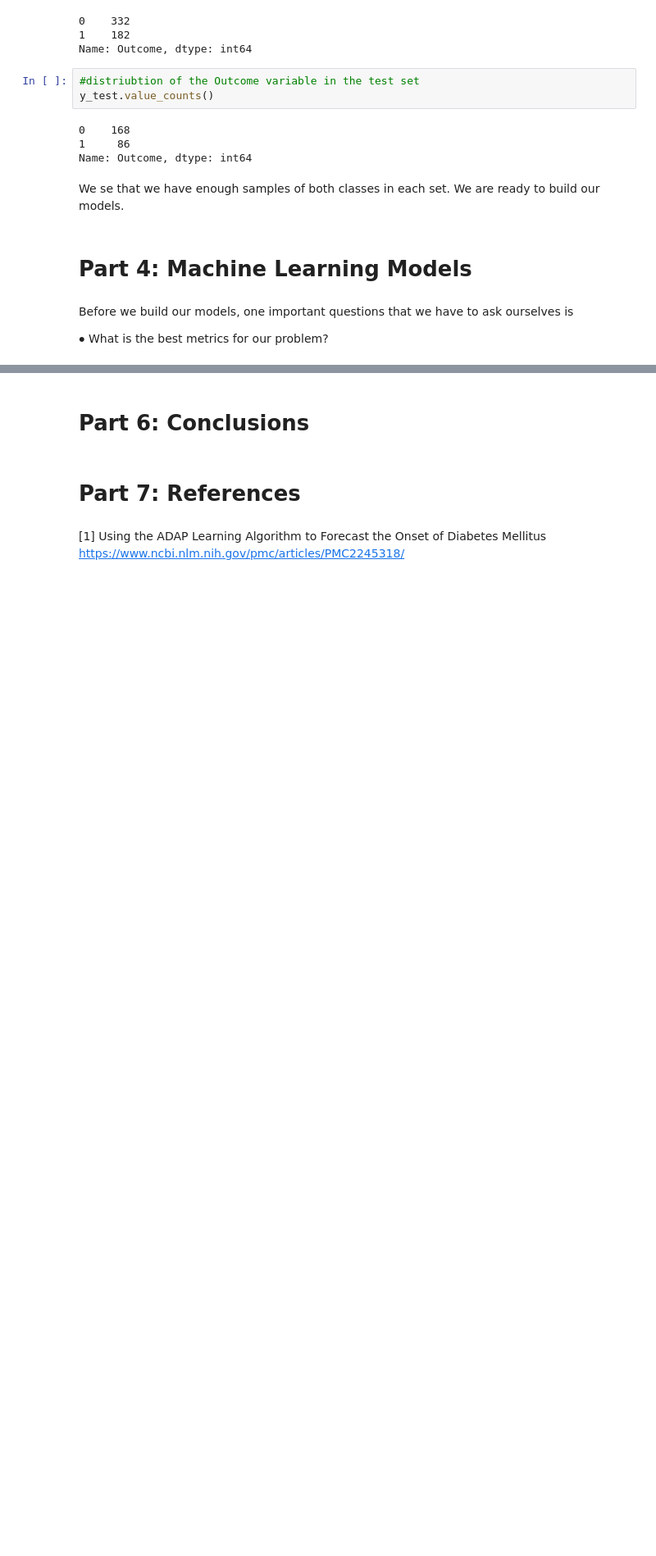
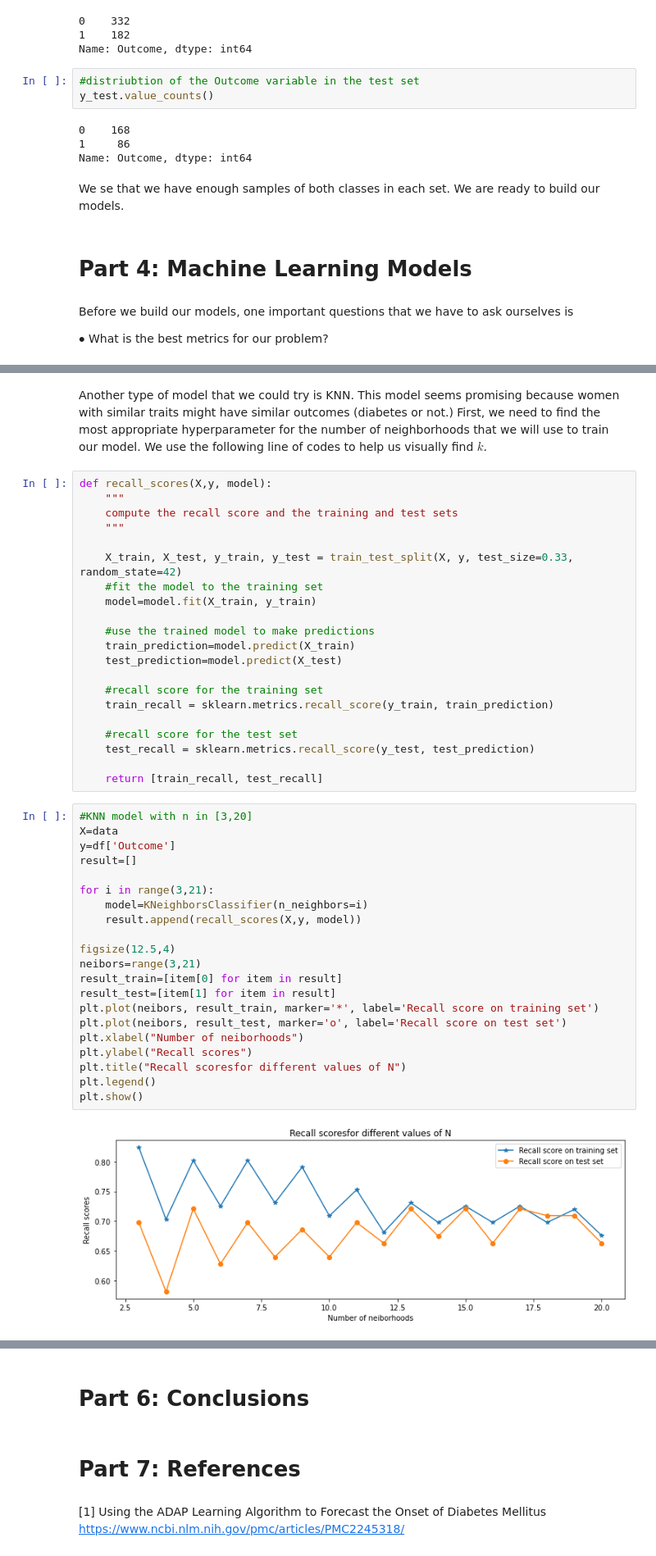
Before and after one commit to tungprime/Diabete-prediction, a Jupyter notebook: Diabetes predictions.ipynb, the cells around one changed output, grey strips where cells are left out. Shown at 82% size. Saved outputs shown, nothing was run; the diff lists cells and outputs as text; blank space fills up the shorter version.

```diff
--- a/Diabetes predictions.ipynb
+++ b/Diabetes predictions.ipynb
@@ -318,0 +411,46 @@ $\bullet$ What is the best metrics for our problem?
+# %% [markdown]
+Another type of model that we could try is KNN. This model seems promising because women with similar traits might have similar outcomes (diabetes or not.) First, we need to find the most appropriate hyperparameter for the number of neighborhoods that we will use to train our model. We use the following line of codes to help us visually find $k$.
+# %%
+def recall_scores(X,y, model):
+    """
+    compute the recall score and the training and test sets
+    """
+
+    X_train, X_test, y_train, y_test = train_test_split(X, y, test_size=0.33, random_state=42)
+    #fit the model to the training set
+    model=model.fit(X_train, y_train)
+
+    #use the trained model to make predictions
+    train_prediction=model.predict(X_train)
+    test_prediction=model.predict(X_test)
+
+    #recall score for the training set
+    train_recall = sklearn.metrics.recall_score(y_train, train_prediction)
+
+    #recall score for the test set
+    test_recall = sklearn.metrics.recall_score(y_test, test_prediction)
+
+    return [train_recall, test_recall]
+# %%
+#KNN model with n in [3,20]
+X=data
+y=df['Outcome']
+result=[]
+
+for i in range(3,21):
+    model=KNeighborsClassifier(n_neighbors=i)
+    result.append(recall_scores(X,y, model))
+
+figsize(12.5,4)
+neibors=range(3,21)
+result_train=[item[0] for item in result]
+result_test=[item[1] for item in result]
+plt.plot(neibors, result_train, marker='*', label='Recall score on training set')
+plt.plot(neibors, result_test, marker='o', label='Recall score on test set')
+plt.xlabel("Number of neiborhoods")
+plt.ylabel("Recall scores")
+plt.title("Recall scoresfor different values of N")
+plt.legend()
+plt.show()
+# %% [output]
+[figure, added]
```
Also changed, not shown: parts of 24 cells of this notebook.
